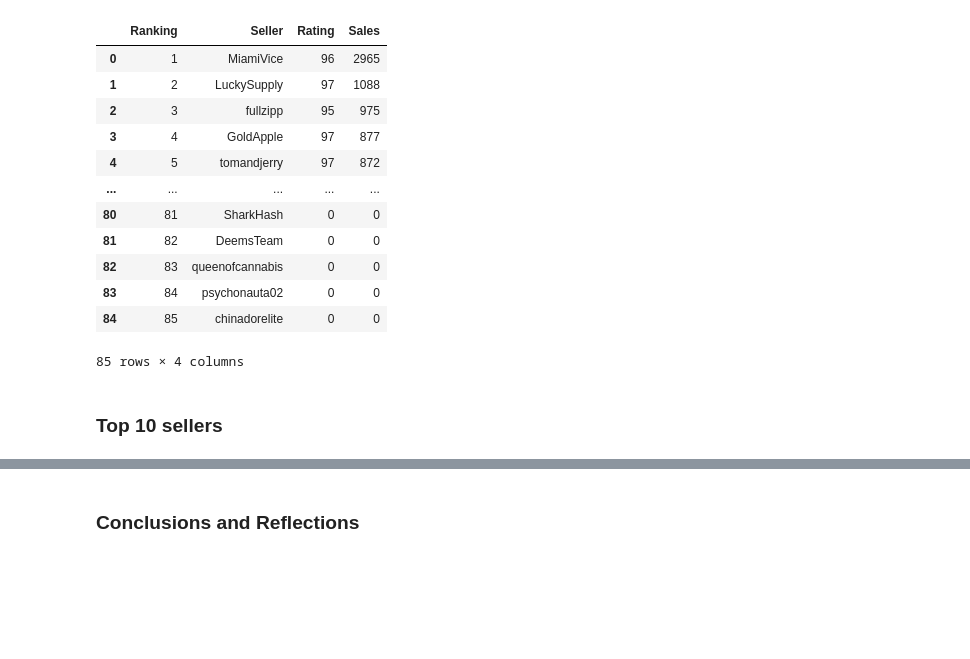
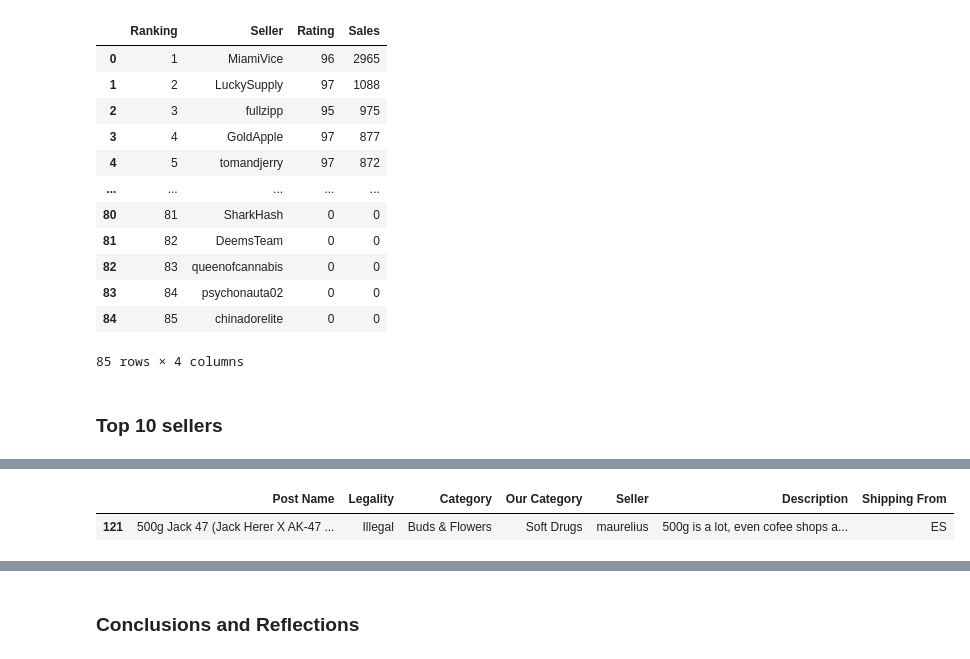
Before and after one commit to nagham-mekky/ForensicsAssignment1, a Jupyter notebook: Assignment1.ipynb, the cells around one changed output, grey strips where cells are left out. Drawn from its saved outputs; the diff is of its cells as text; code cells hidden in the pictures; blank space fills up the shorter version.

```diff
--- a/Assignment1.ipynb
+++ b/Assignment1.ipynb
@@ -99,0 +129,5 @@ csv_sellers.head(10)
+# %%
+csv_posts.loc[csv_posts['Post Name'] == '500g Jack 47 (Jack Herer X AK-47 strains) 2450 pounds']
+# %% [output]
+|  | Post Name | Legality | Category | Our Category | Seller | Description | Shipping From |
+| 121 | 500g Jack 47 (Jack Herer X AK-47 ... | Illegal | Buds & Flowers | Soft Drugs | maurelius | 500g is a lot, even cofee shops a... | ES |
```
Also changed, not shown: parts of 30 cells of this notebook.
